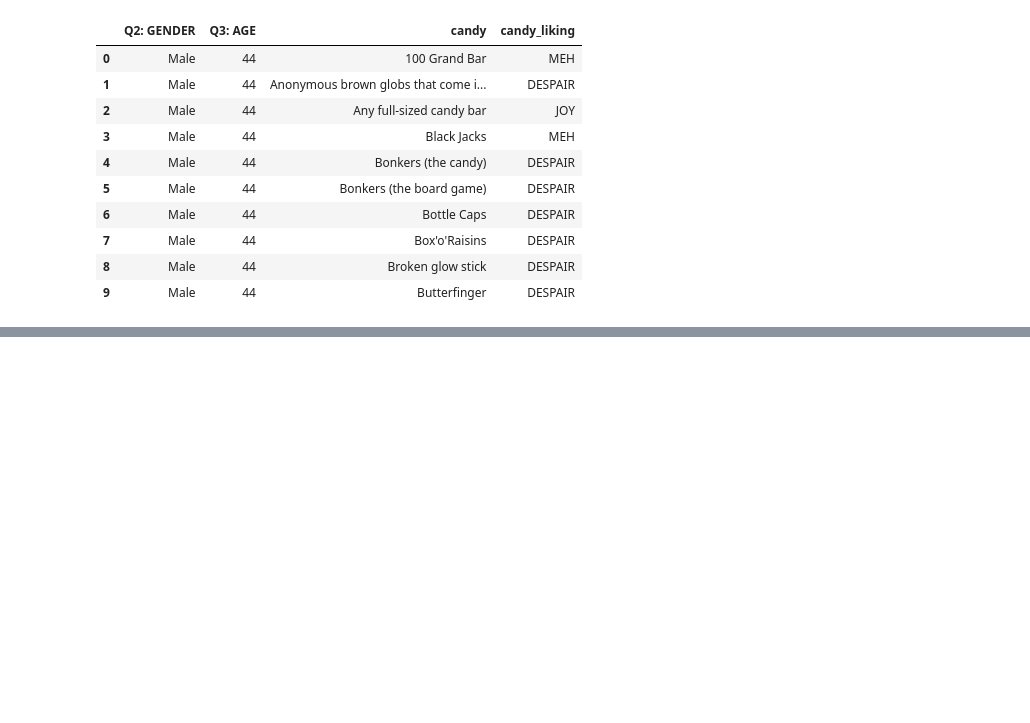
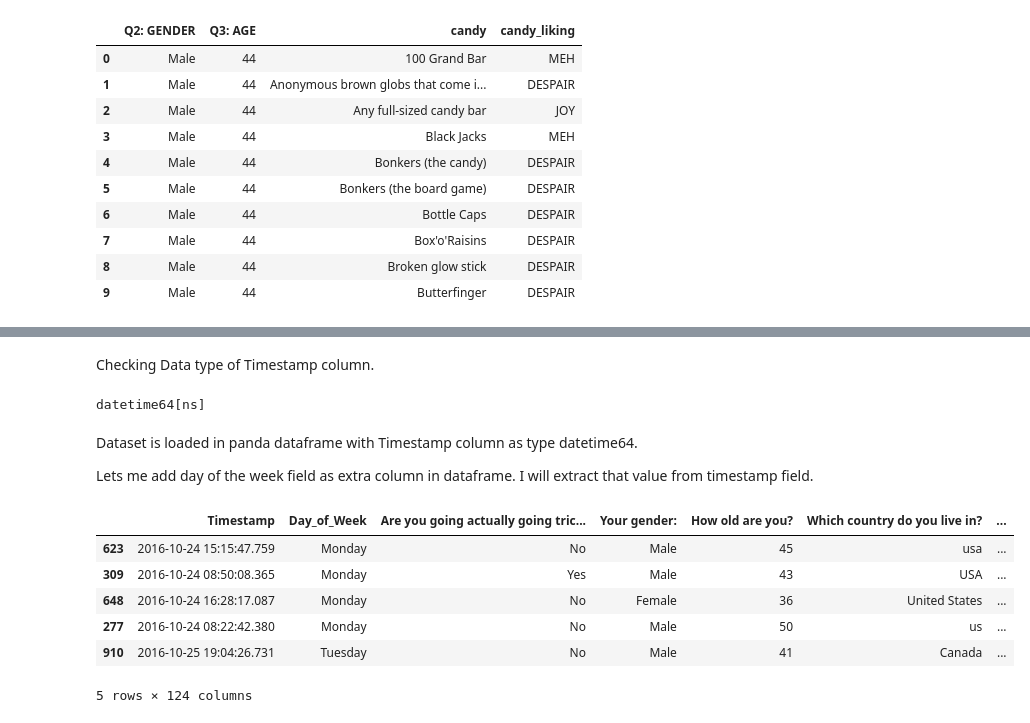
Before and after one commit to ninadcpa/DSC540, a Jupyter notebook: Week_7_8_Exercise.ipynb, the cells around one changed output, grey strips where cells are left out. Cells and saved outputs as stored; diff of their text form; code cells hidden in the pictures; blank space fills up the shorter version.

```diff
--- a/Week_7_8_Exercise.ipynb
+++ b/Week_7_8_Exercise.ipynb
@@ -304,0 +432,4 @@ ldata[:10]
+# %%
+na_values = [""," ",None,"Missing","NA"]
+df_2016= pd.read_excel("BOING-BOING-CANDY-HIERARCHY-2016-SURVEY-Responses.xlsx",na_values=na_values)
+df_2016.head()
@@ -304,0 +444,24 @@ ldata[:10]
+# %% [markdown]
+Checking Data type of Timestamp column.
+# %%
+dataTypeObj = df_2016.dtypes['Timestamp']
+print(dataTypeObj)
+# %% [output]
+datetime64[ns]
+# %% [markdown]
+Dataset is loaded in panda dataframe with Timestamp column as type datetime64.
+
+Lets me add day of the week field as extra column in dataframe. I will extract that value from timestamp field.
+# %%
+day_of_week = df_2016['Timestamp'].apply(lambda x: x.strftime('%A'))
+# Adding day_of_week as 2nd column in dataframe
+df_2016.insert(loc=1,column='Day_of_Week',value=day_of_week)
+df_2016.sample(5)
+# %% [output]
+|  | Timestamp | Day_of_Week | Are you going actually going tric... | Your gender: | How old are you? | Which country do you live in? | ... |
+| 623 | 2016-10-24 15:15:47.759 | Monday | No | Male | 45 | usa | ... |
+| 309 | 2016-10-24 08:50:08.365 | Monday | Yes | Male | 43 | USA | ... |
+| 648 | 2016-10-24 16:28:17.087 | Monday | No | Female | 36 | United States | ... |
+| 277 | 2016-10-24 08:22:42.380 | Monday | No | Male | 50 | us | ... |
+| 910 | 2016-10-25 19:04:26.731 | Tuesday | No | Male | 41 | Canada | ... |
+5 rows × 124 columns
```
Also changed, not shown: parts of 35 cells of this notebook.
